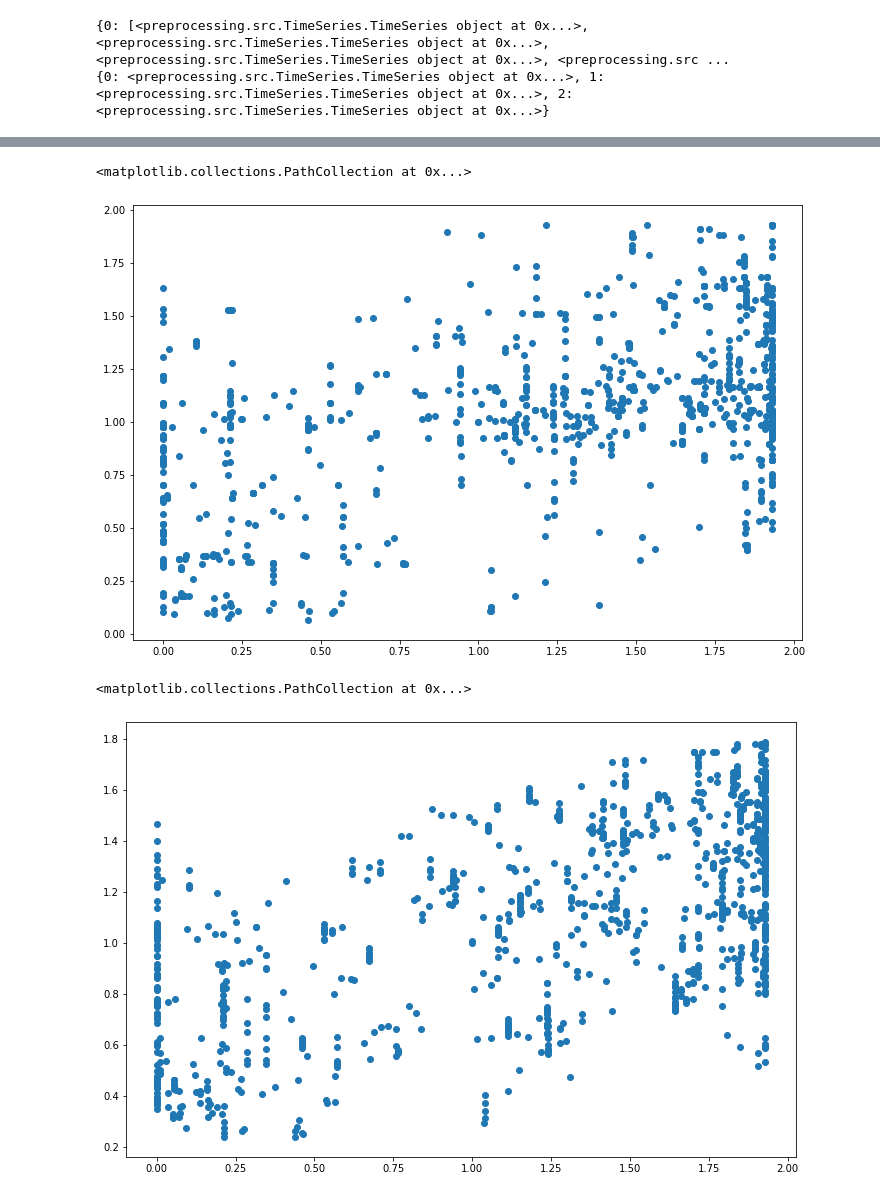
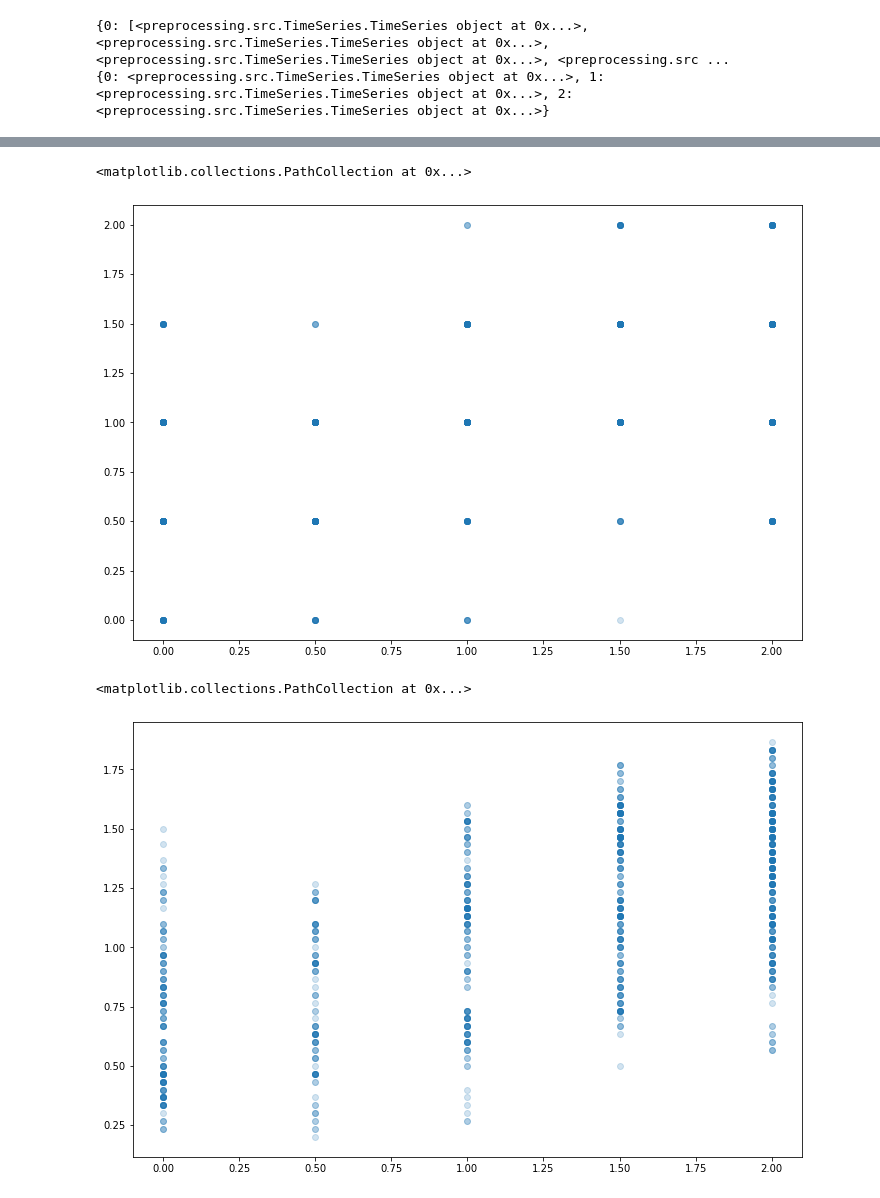
Before and after one commit to ChildBrainLab/LCBDtools, a Jupyter notebook: scripts/Beh/ATVcorrelations.ipynb, the cells around one changed output, grey strips where cells are left out. Drawn from its saved outputs; the diff is of its cells as text; code cells hidden in the pictures.

```diff
--- a/scripts/Beh/ATVcorrelations.ipynb
+++ b/scripts/Beh/ATVcorrelations.ipynb
@@ -51,9 +52,14 @@ Loading ATV files as TimeSeries objects:
 print("Preprocessing TimeSeries:")
 print("==========")
 for ts in tqdm(dataset):
+    # correct NaN values
     ts.fix_nan()
+    # accommodate for skippy framerates
     ts.lag_correct()
+    # sample to TR
     ts.resample(sample_rate=TR)
+    # chunking
+    ts.signal = ts.round_res()
 # %% [output]
 Preprocessing TimeSeries:
 ==========
@@ -127,17 +139,19 @@ print(d_avgs)
 # %%
 plt.scatter(
     d_dataset[0][0].signal,
-    d_dataset[0][1].signal)
+    d_dataset[0][1].signal,
+    alpha=0.2)
 # %% [output]
 <matplotlib.collections.PathCollection at 0x...>
-[figure, old version]
+[figure, new version]
 # %%
 plt.scatter(
     d_dataset[0][0].signal,
-    d_avgs[0].signal)
+    d_avgs[0].signal,
+    alpha=0.2)
 # %% [output]
 <matplotlib.collections.PathCollection at 0x...>
-[figure, old version]
+[figure, new version]
 # %%
 d_dataset[0][0].__dict__
 # %% [output]
```
Also changed, not shown: parts of 13 cells of this notebook, 2 other files.
